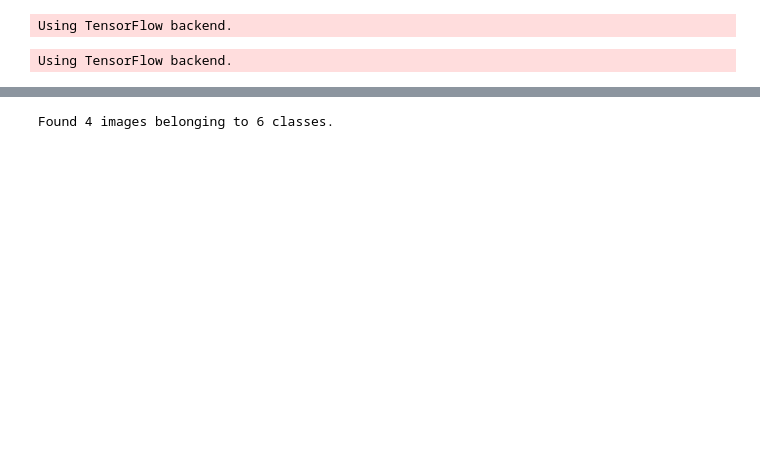
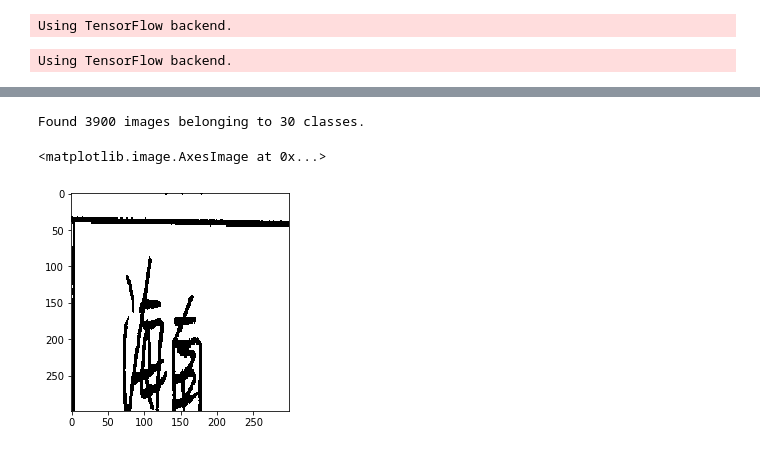
Before and after one commit to leezqcst/express_recognition, a Jupyter notebook: model/inception.ipynb, the cells around one changed output, grey strips where cells are left out. Saved outputs shown, nothing was run; the diff lists cells and outputs as text; code cells hidden in the pictures; blank space fills up the shorter version.

```diff
--- a/model/inception.ipynb
+++ b/model/inception.ipynb
@@ -267,7 +298,17 @@ Epoch 20/20
 # %%
-val_image = ImageDataGenerator(rescale=1./255)
+val_image = ImageDataGenerator()
 
 val_generator = val_image.flow_from_directory('../data/val/province', target_size=(299, 299),
-                                              batch_size=32, class_mode=None)
+                                              batch_size=32, class_mode='categorical')
 # %% [output]
-Found 4 images belonging to 6 classes.
+Found 3900 images belonging to 30 classes.
+# %%
+img = iter(val_generator).next()
+
+import matplotlib.pyplot as plt
+%matplotlib inline
+
+plt.imshow(img[0][0]/255.)
+# %% [output]
+<matplotlib.image.AxesImage at 0x...>
+[figure, added]
```
Also changed, not shown: parts of 12 cells of this notebook, 4 other files.
